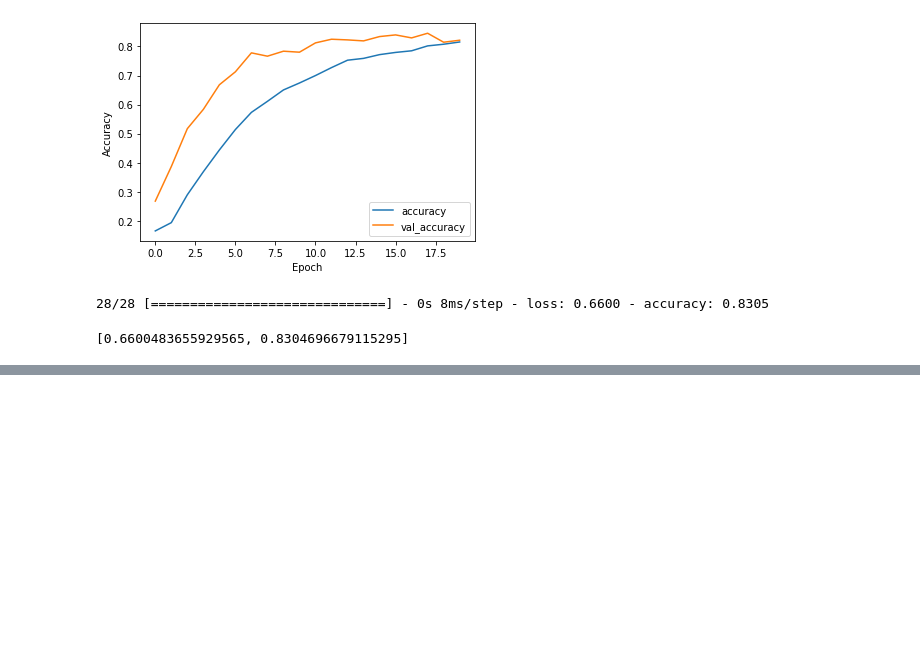
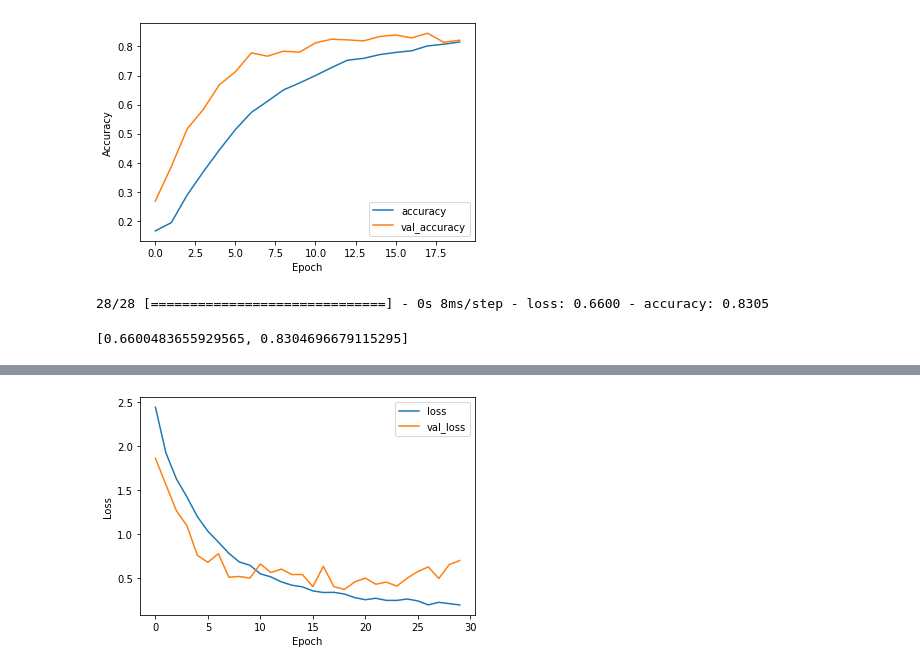
Before and after one commit to sevvalbicerr/GlobalAIHub--FinalProject, a Jupyter notebook: model.ipynb, the cells around one changed output, grey strips where cells are left out. Cells and saved outputs as stored; diff of their text form; code cells hidden in the pictures; blank space fills up the shorter version.

```diff
--- a/model.ipynb
+++ b/model.ipynb
@@ -119,3 +119,5 @@ model.evaluate(X_test, y_test)
 # %% [output]
 28/28 [==============================] - 0s 8ms/step - loss: 0.6600 - accuracy: 0.8305
 [0.6600483655929565, 0.8304696679115295]
+# %%
+model2 = tf.keras.Sequential()
@@ -121,0 +159,2 @@ model.evaluate(X_test, y_test)
+# %%
+Model2_Results = model2.fit(X_train, y_train, batch_size = 128, epochs = 30, validation_data = (X_val,y_val))
@@ -121,0 +179,12 @@ model.evaluate(X_test, y_test)
+# %%
+plt.plot(Model2_Results.history["loss"], label = "loss")
+plt.plot(Model2_Results.history["val_loss"], label = "val_loss")
+
+plt.xlabel("Epoch")
+plt.ylabel("Loss")
+
+plt.legend()
+
+plt.show()
+# %% [output]
+[figure, added]
```
Also changed, not shown: parts of 4 cells of this notebook.
